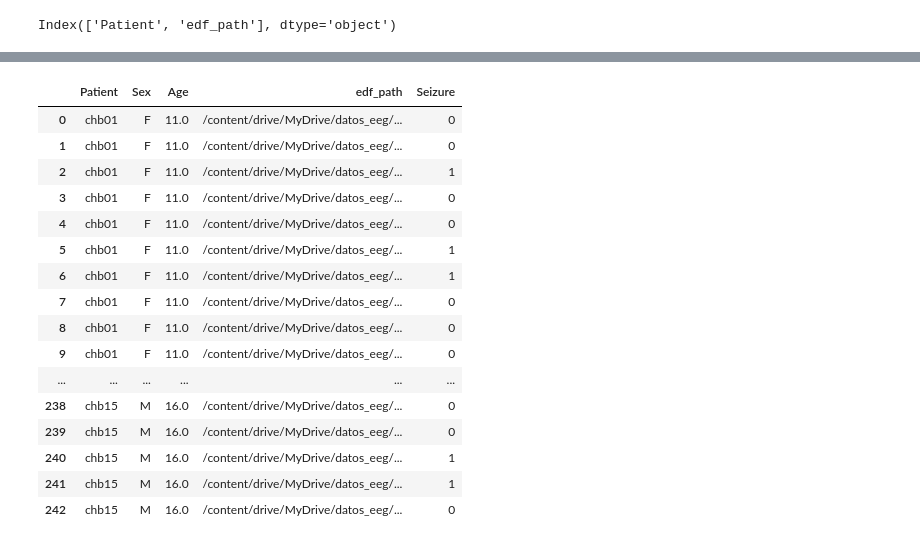
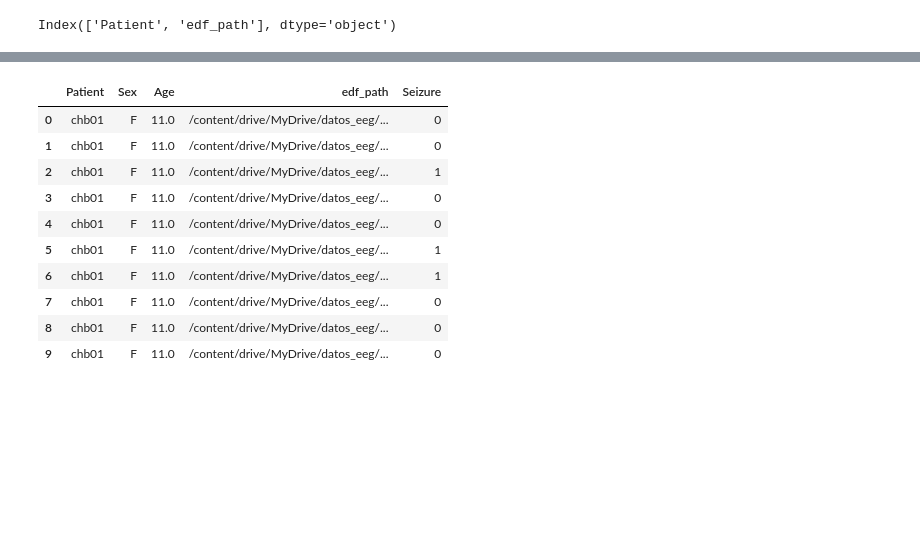
Before and after one commit to aletrev3/EEG_Epilepsy_Clasification, a Jupyter notebook: EEG_Epilepsy.ipynb, the cells around one changed output, grey strips where cells are left out. Drawn from its saved outputs; the diff is of its cells as text; code cells hidden in the pictures; blank space fills up the shorter version.

```diff
--- a/EEG_Epilepsy.ipynb
+++ b/EEG_Epilepsy.ipynb
@@ -150,8 +150,3 @@ Index(['Patient', 'edf_path'], dtype='object')
 # %%
 #merge
 gen_merged = gen_df.merge(edf_df, on="Patient", how = "left")
-# %%
-
-pd.set_option("display.max_rows", None)
-pd.set_option('display.max_colwidth', None)
-gen_merged.tail(166)
@@ -219,22 +190,16 @@ gen_file['Seizure'] = seizure_df['Seizure'].values
 gen_file.to_csv('/content/all_data.csv', index=False)
 # %%
 complete_data = pd.read_csv('/content/all_data.csv')
-complete_data
+complete_data.head(10)
 # %% [output]
 |  | Patient | Sex | Age | edf_path | Seizure |
 | 0 | chb01 | F | 11.0 | /content/drive/MyDrive/datos_eeg/... | 0 |
 | 1 | chb01 | F | 11.0 | /content/drive/MyDrive/datos_eeg/... | 0 |
 | 2 | chb01 | F | 11.0 | /content/drive/MyDrive/datos_eeg/... | 1 |
 | 3 | chb01 | F | 11.0 | /content/drive/MyDrive/datos_eeg/... | 0 |
 | 4 | chb01 | F | 11.0 | /content/drive/MyDrive/datos_eeg/... | 0 |
 | 5 | chb01 | F | 11.0 | /content/drive/MyDrive/datos_eeg/... | 1 |
 | 6 | chb01 | F | 11.0 | /content/drive/MyDrive/datos_eeg/... | 1 |
 | 7 | chb01 | F | 11.0 | /content/drive/MyDrive/datos_eeg/... | 0 |
 | 8 | chb01 | F | 11.0 | /content/drive/MyDrive/datos_eeg/... | 0 |
 | 9 | chb01 | F | 11.0 | /content/drive/MyDrive/datos_eeg/... | 0 |
-| ... | ... | ... | ... | ... | ... |
-| 238 | chb15 | M | 16.0 | /content/drive/MyDrive/datos_eeg/... | 0 |
-| 239 | chb15 | M | 16.0 | /content/drive/MyDrive/datos_eeg/... | 0 |
-| 240 | chb15 | M | 16.0 | /content/drive/MyDrive/datos_eeg/... | 1 |
-| 241 | chb15 | M | 16.0 | /content/drive/MyDrive/datos_eeg/... | 1 |
-| 242 | chb15 | M | 16.0 | /content/drive/MyDrive/datos_eeg/... | 0 |
```
Also changed, not shown: parts of 3 cells of this notebook.
